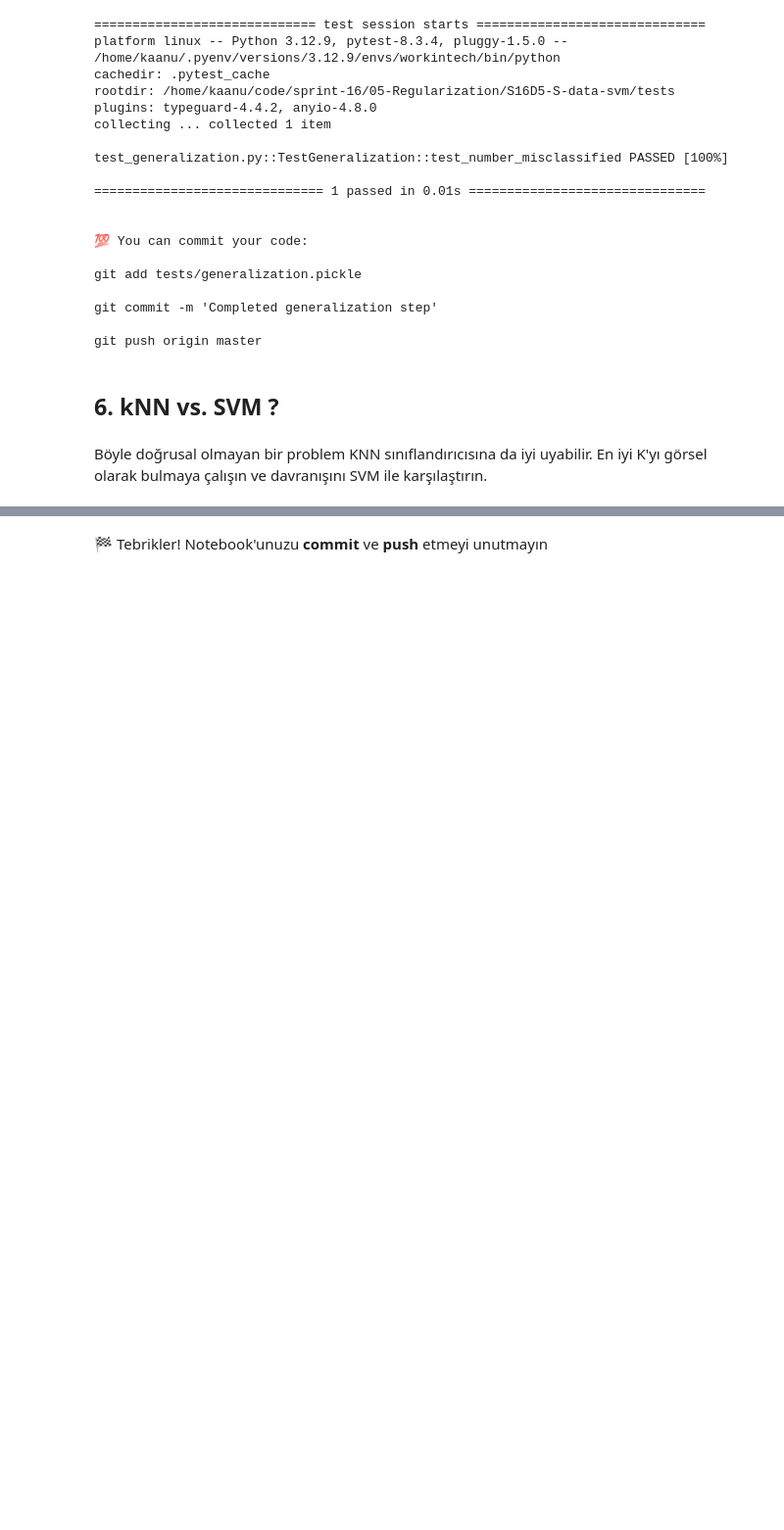
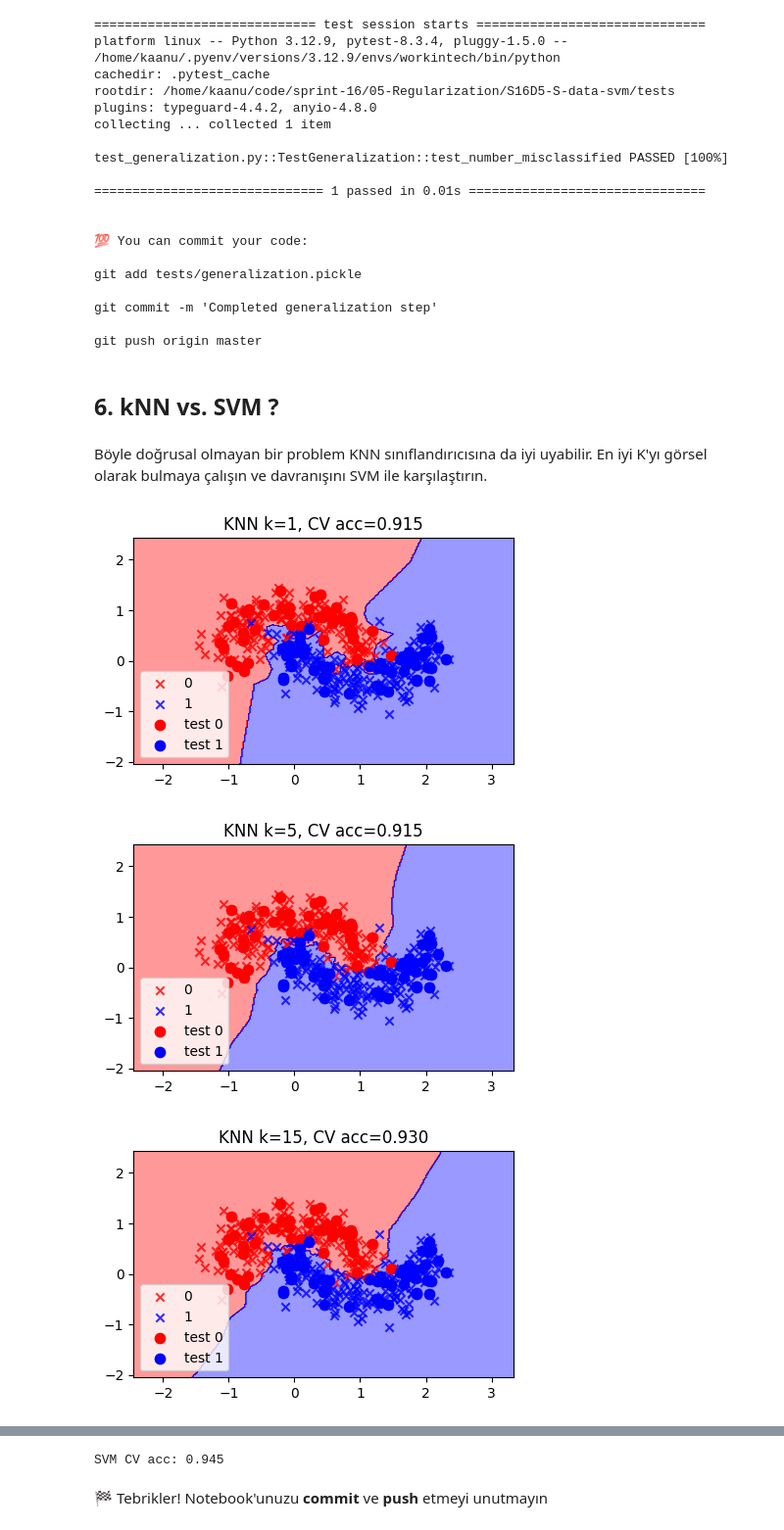
Before and after one commit to icedemirkaano/S16D5-S-data-svm, a Jupyter notebook: SVM.ipynb, the cells around one changed output, grey strips where cells are left out. Shown at 98% size. Cells and saved outputs as stored; diff of their text form; code cells hidden in the pictures; blank space fills up the shorter version.

```diff
--- a/SVM.ipynb
+++ b/SVM.ipynb
@@ -615,0 +614,15 @@ En iyi K'yı görsel olarak bulmaya çalışın ve davranışını SVM ile karş
+# %%
+from sklearn.neighbors import KNeighborsClassifier
+
+for k in [1, 5, 15, 50]:
+    knn = KNeighborsClassifier(n_neighbors=k).fit(X, y)
+    cv_acc = cross_val_score(knn, X, y, cv=5).mean()
+    plot_decision_regions(X_full, y_full, classifier=knn, test_idx=test_idx)
+    plt.title(f"KNN k={k}, CV acc={cv_acc:.3f}")
+    plt.show()
+
+print("SVM CV acc:", best_svm_cv_accuracy)
+# %% [output]
+[figure, added]
+[figure, added]
+[figure, added]
@@ -616,2 +630,3 @@ En iyi K'yı görsel olarak bulmaya çalışın ve davranışını SVM ile karş
+SVM CV acc: 0.945
 # %% [markdown]
 🏁 Tebrikler! Notebook'unuzu **commit** ve **push** etmeyi unutmayın
```
Also changed, not shown: parts of 2 cells of this notebook.
